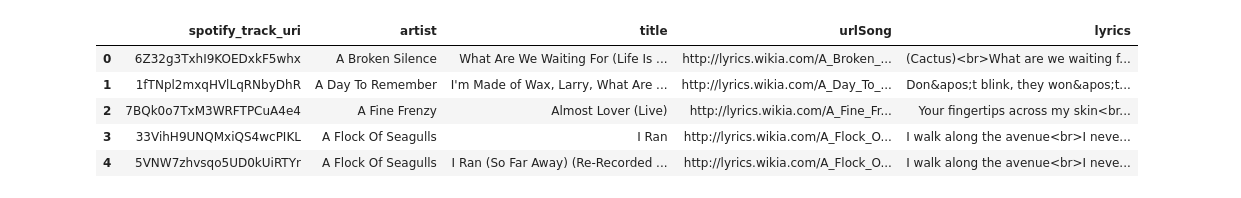
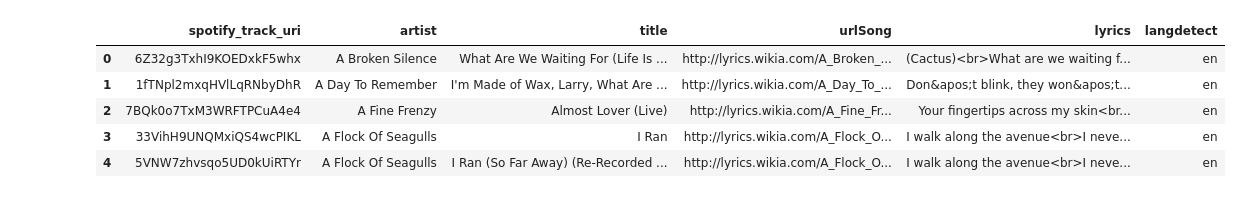
Before and after one commit to D2KLab/recsys18_challenge, a Jupyter notebook: lyrics_features/Lyrics Features Computation.ipynb, the cells around one changed output. Drawn from its saved outputs; the diff is of its cells as text; code cells hidden in the pictures.

```diff
--- a/lyrics_features/Lyrics Features Computation.ipynb
+++ b/lyrics_features/Lyrics Features Computation.ipynb
@@ -16,12 +22,12 @@ from keras.models import load_model
 nlp = spacy.load('en_core_web_lg')
 # %%
-mpd_with_lyrics = pd.read_csv('resources/mpd to wasabi alignment/mpd_wasabi_aligned.csv', sep='\t', encoding='utf8')
+mpd_with_lyrics = pd.read_csv('/Users/mic.fell/Documents/Jupyter Orbit/resources/recsys_challenge_2018/mpd_wasabi_aligned_langdetect.csv', sep='\t', encoding='utf8')
 mpd_with_lyrics = mpd_with_lyrics.drop(['Unnamed: 0'], axis=1)
 mpd_with_lyrics.head()
 # %% [output]
-|  | spotify_track_uri | artist | title | urlSong | lyrics |
-| 0 | 6Z32g3TxhI9KOEDxkF5whx | A Broken Silence | What Are We Waiting For (Life Is ... | http://lyrics.wikia.com/A_Broken_... | (Cactus)<br>What are we waiting f... |
-| 1 | 1fTNpl2mxqHVlLqRNbyDhR | A Day To Remember | I'm Made of Wax, Larry, What Are ... | http://lyrics.wikia.com/A_Day_To_... | Don&apos;t blink, they won&apos;t... |
-| 2 | 7BQk0o7TxM3WRFTPCuA4e4 | A Fine Frenzy | Almost Lover (Live) | http://lyrics.wikia.com/A_Fine_Fr... | Your fingertips across my skin<br... |
-| 3 | 33VihH9UNQMxiQS4wcPIKL | A Flock Of Seagulls | I Ran | http://lyrics.wikia.com/A_Flock_O... | I walk along the avenue<br>I neve... |
-| 4 | 5VNW7zhvsqo5UD0kUiRTYr | A Flock Of Seagulls | I Ran (So Far Away) (Re-Recorded ... | http://lyrics.wikia.com/A_Flock_O... | I walk along the avenue<br>I neve... |
+|  | spotify_track_uri | artist | title | urlSong | lyrics | langdetect |
+| 0 | 6Z32g3TxhI9KOEDxkF5whx | A Broken Silence | What Are We Waiting For (Life Is ... | http://lyrics.wikia.com/A_Broken_... | (Cactus)<br>What are we waiting f... | en |
+| 1 | 1fTNpl2mxqHVlLqRNbyDhR | A Day To Remember | I'm Made of Wax, Larry, What Are ... | http://lyrics.wikia.com/A_Day_To_... | Don&apos;t blink, they won&apos;t... | en |
+| 2 | 7BQk0o7TxM3WRFTPCuA4e4 | A Fine Frenzy | Almost Lover (Live) | http://lyrics.wikia.com/A_Fine_Fr... | Your fingertips across my skin<br... | en |
+| 3 | 33VihH9UNQMxiQS4wcPIKL | A Flock Of Seagulls | I Ran | http://lyrics.wikia.com/A_Flock_O... | I walk along the avenue<br>I neve... | en |
+| 4 | 5VNW7zhvsqo5UD0kUiRTYr | A Flock Of Seagulls | I Ran (So Far Away) (Re-Recorded ... | http://lyrics.wikia.com/A_Flock_O... | I walk along the avenue<br>I neve... | en |
```
Also changed, not shown: parts of 18 cells of this notebook.
